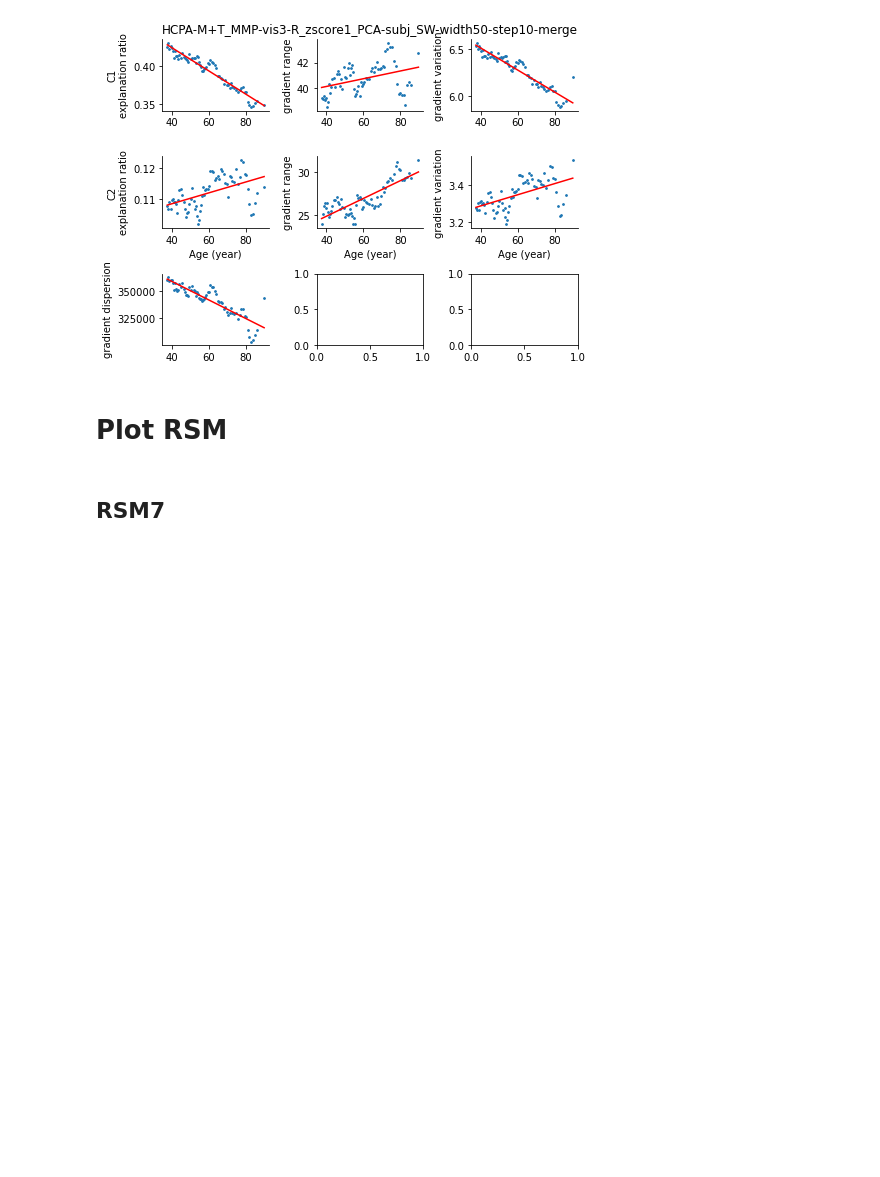
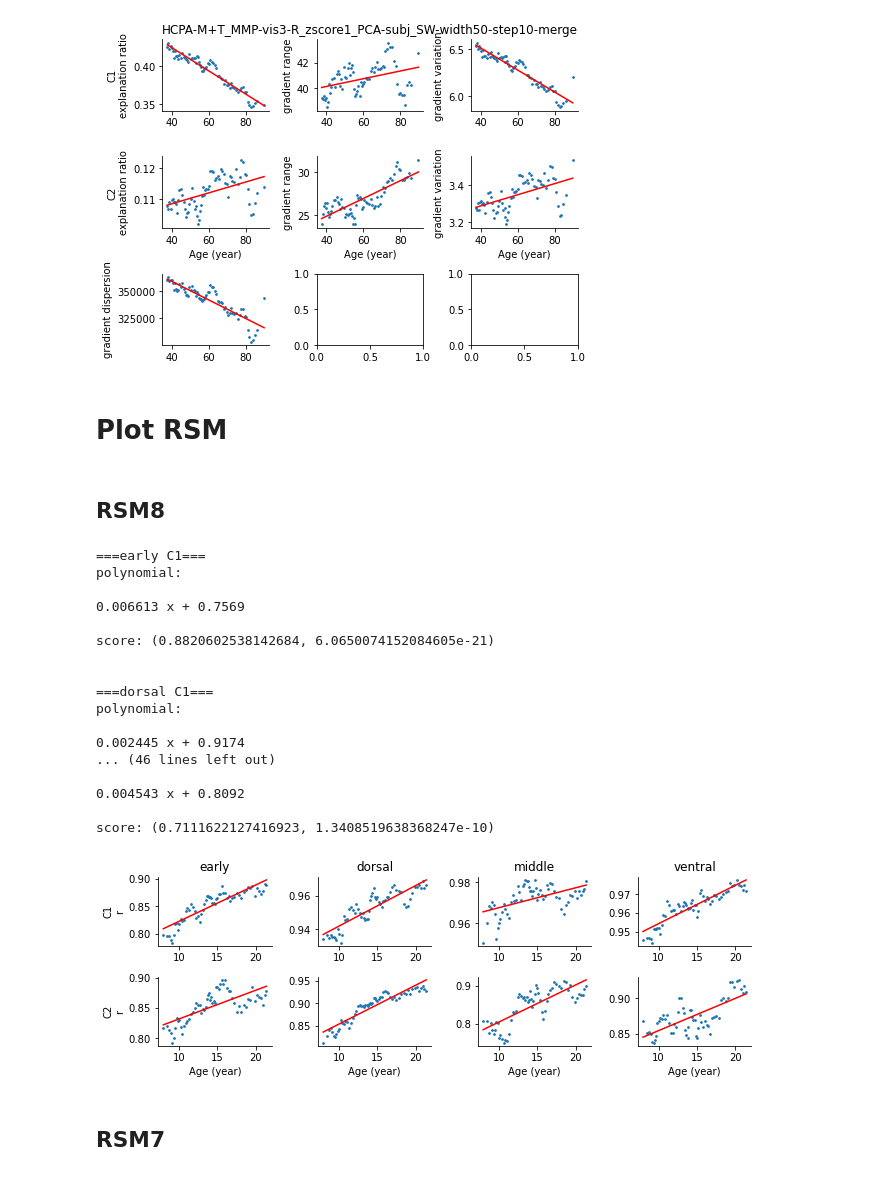
Before and after one commit to BNUCNL/nibrain, a Jupyter notebook: cxy_visual_dev/scripts/plot_scatter.ipynb, the cells around one changed output. Drawn from its saved outputs; the diff is of its cells as text; code cells hidden in the pictures; blank space fills up the shorter version.

Commit message:
cxy_visual_dev: calc and plot local PC1/2 corr development

```diff
--- a/cxy_visual_dev/scripts/plot_scatter.ipynb
+++ b/cxy_visual_dev/scripts/plot_scatter.ipynb
@@ -165,6 +165,60 @@ score: (0.8658844383071873, 1.573857523051224e-21)
 [figure]
 # %% [markdown]
 # Plot RSM
+# %% [markdown]
+## RSM8
+# %%
+figsize = (9.3, 3.3)
+fname = 'RSM8_M+T_MMP-vis3-R_zscore1_PCA-subj_HCPY_corr_HCPD_SW-width50-step10-merge'
+pc_names = ['C1', 'C2']
+local_names = ['early', 'dorsal', 'middle', 'ventral']
+fpath = pjoin(anal_dir, f'RSM/{fname}.pkl')
+out_file = pjoin(work_dir, f'{fname}.jpg')
+
+n_pc = len(pc_names)
+data = pkl.load(open(fpath, 'rb'))
+x = data['age in months'] / 12
+fig, axes = plt.subplots(n_pc, len(local_names), figsize=figsize)
+for pc_idx, pc_name in enumerate(pc_names):
+    for local_idx, local_name in enumerate(local_names):
+        print(f'==={local_name} {pc_name}===')
+        ax = axes[pc_idx, local_idx]
+        row_idx = data['row_name'].index(f'{local_name} {pc_name}')
+        plot_polyfit(x, data['r'][row_idx], 1, color='r', s=3, ax=ax)
+        print('\n')
+        if local_idx == 0:
+            ax.set_ylabel(f'{pc_name}\nr')
+        if pc_idx == 0:
+            ax.set_title(local_name)
+        if pc_idx == n_pc - 1:
+            ax.set_xlabel('Age (year)')
+        ax.spines['top'].set_visible(False)
+        ax.spines['right'].set_visible(False)
+
+fig.tight_layout()
+if out_file is None:
+    fig.show()
+else:
+    fig.savefig(out_file)
+# %% [output]
+===early C1===
+polynomial:
+
+0.006613 x + 0.7569
+
+score: (0.8820602538142684, 6.0650074152084605e-21)
+
+
+===dorsal C1===
+polynomial:
+
+0.002445 x + 0.9174
+... (46 lines left out)
+
+0.004543 x + 0.8092
+
+score: (0.7111622127416923, 1.3408519638368247e-10)
+[figure, added]
 # %% [markdown]
 ## RSM7
 # %%
```
Also changed, not shown: 1 other file.
